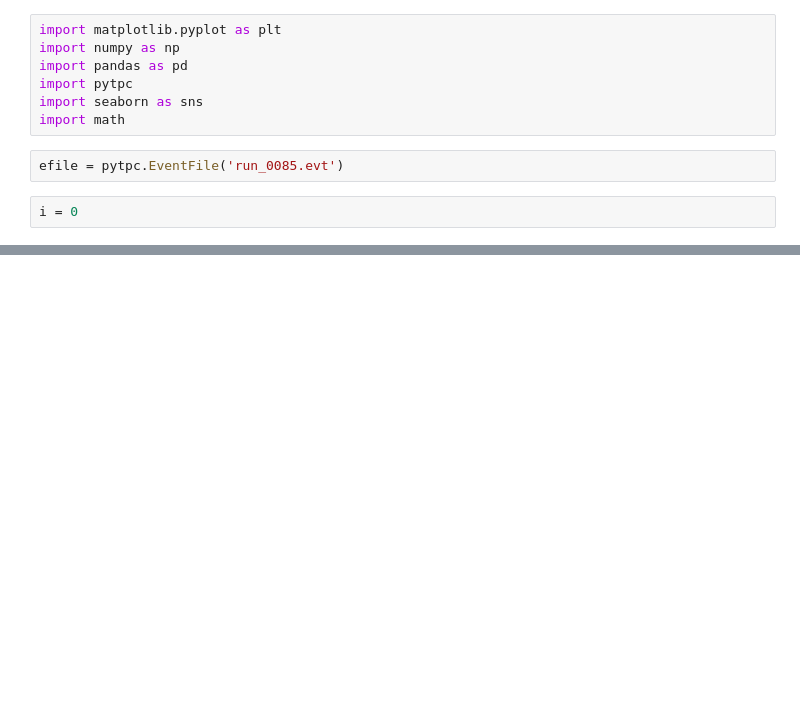
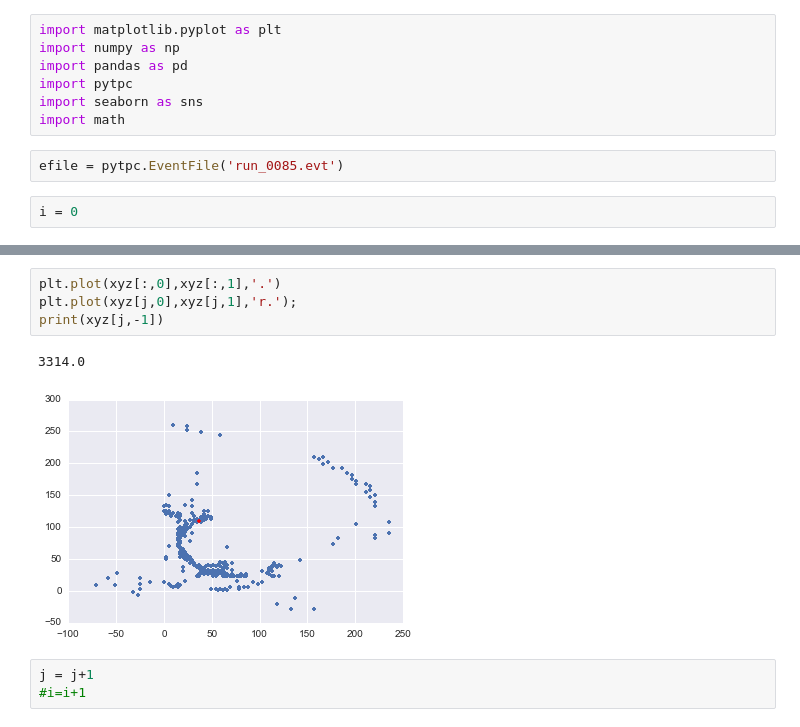
Before and after one commit to mpkuchera/ATTPC_peaks, a Jupyter notebook: peak_finding.ipynb, the cells around one changed output, grey strips where cells are left out. Cells and saved outputs as stored; diff of their text form; blank space fills up the shorter version.

```diff
--- a/peak_finding.ipynb
+++ b/peak_finding.ipynb
@@ -25,0 +37,10 @@ i=i+1
+# %%
+plt.plot(xyz[:,0],xyz[:,1],'.')
+plt.plot(xyz[j,0],xyz[j,1],'r.');
+print(xyz[j,-1])
+# %% [output]
+3314.0
+[figure, added]
+# %%
+j = j+1
+#i=i+1
```
Also changed, not shown: parts of 4 cells of this notebook.
